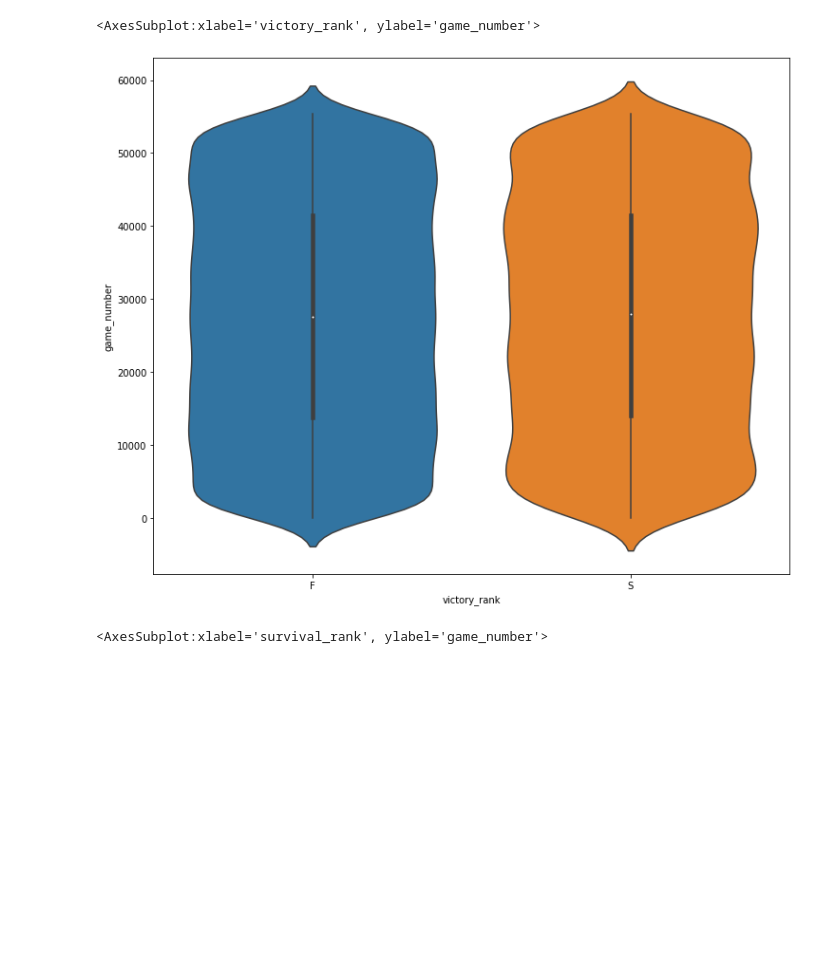
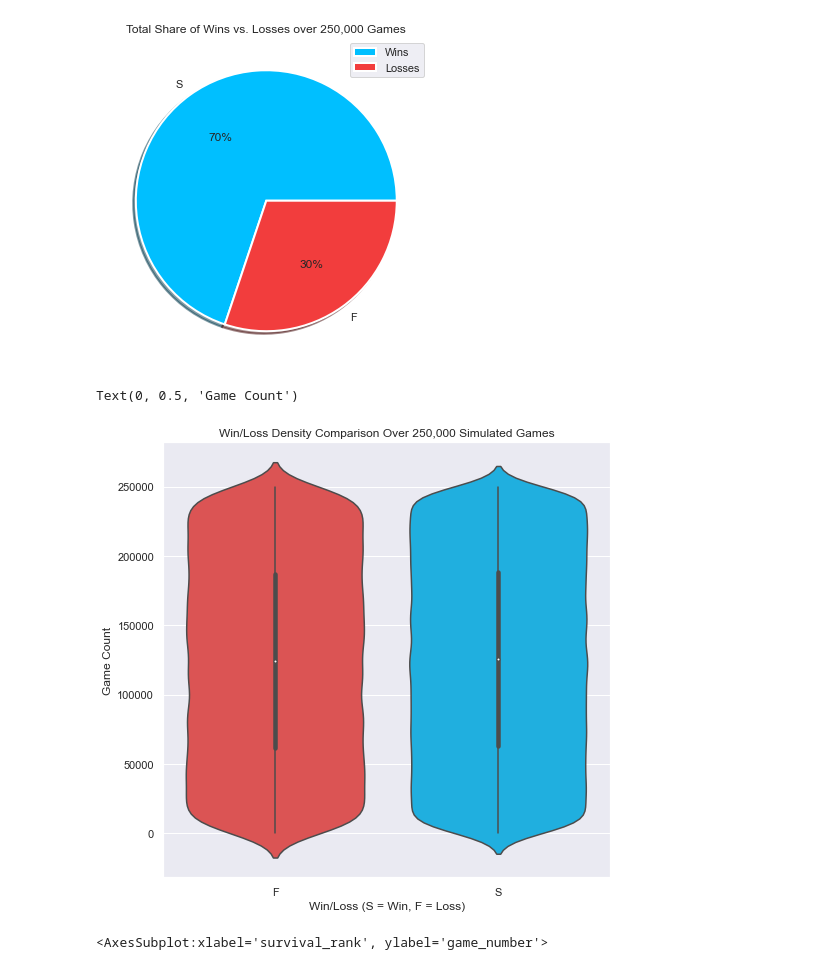
Before and after one commit to jkcarney/pyre-emblem, a Jupyter notebook: data/buffedenemies3.ipynb, the cells around one changed output. Drawn from its saved outputs; the diff is of its cells as text; code cells hidden in the pictures; blank space fills up the shorter version.

```diff
--- a/data/buffedenemies3.ipynb
+++ b/data/buffedenemies3.ipynb
@@ -36,9 +25,22 @@ plt.pie(vc, labels=vc.index, autopct='%.0f%%')
-# %%
-plt.figure(figsize=(12,10))
-sns.violinplot(x='victory_rank', y='game_number', data=data)
-# %% [output]
-<AxesSubplot:xlabel='victory_rank', ylabel='game_number'>
-[figure, removed]
+# %%
+vc = data['victory_rank'].value_counts()
+plt.figure(facecolor='white', figsize=(6,6))
+plt.pie(vc, labels=vc.index, autopct='%.0f%%', colors=['deepskyblue', '#f23d3d'], shadow=True, wedgeprops={'linewidth': 2.0, 'edgecolor': 'white'})
+plt.title("Total Share of Wins vs. Losses over 250,000 Games")
+plt.legend(['Wins', 'Losses'], loc='upper right')
+plt.show()
+# %% [output]
+[figure, added]
+# %%
+plt.figure(figsize=(8,8))
+plt.title("Win/Loss Density Comparison Over 250,000 Simulated Games")
+palette = {"S": "deepskyblue", "F": "#f23d3d"}
+p = sns.violinplot(x='victory_rank', y='game_number', data=data.sample(frac=0.5), palette=palette)
+p.set_xlabel("Win/Loss (S = Win, F = Loss)")
+p.set_ylabel("Game Count")
+# %% [output]
+Text(0, 0.5, 'Game Count')
+[figure, added]
 # %%
 plt.figure(figsize=(12,10))
 sns.violinplot(x='survival_rank', y='game_number', data=data)
```
Also changed, not shown: parts of 6 cells of this notebook.
